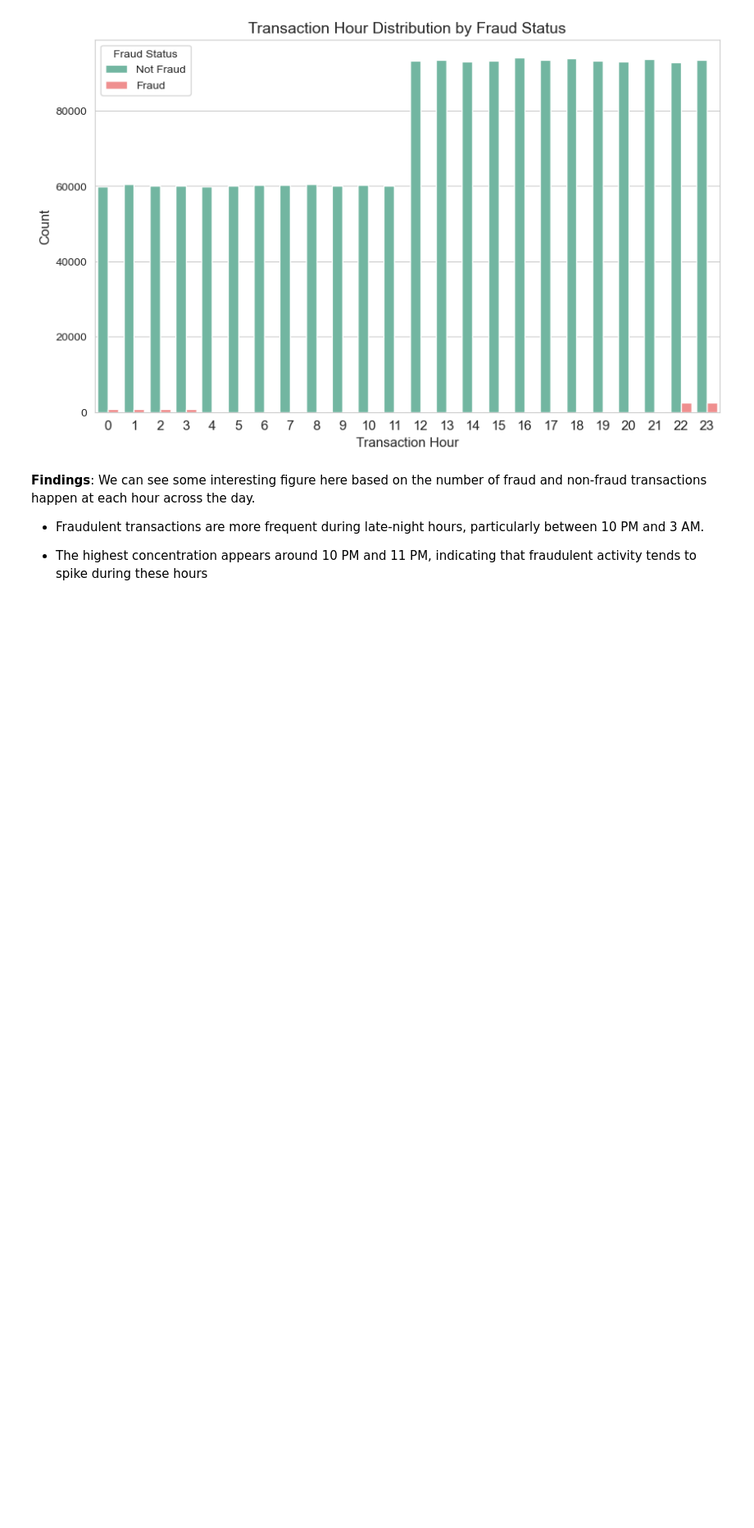
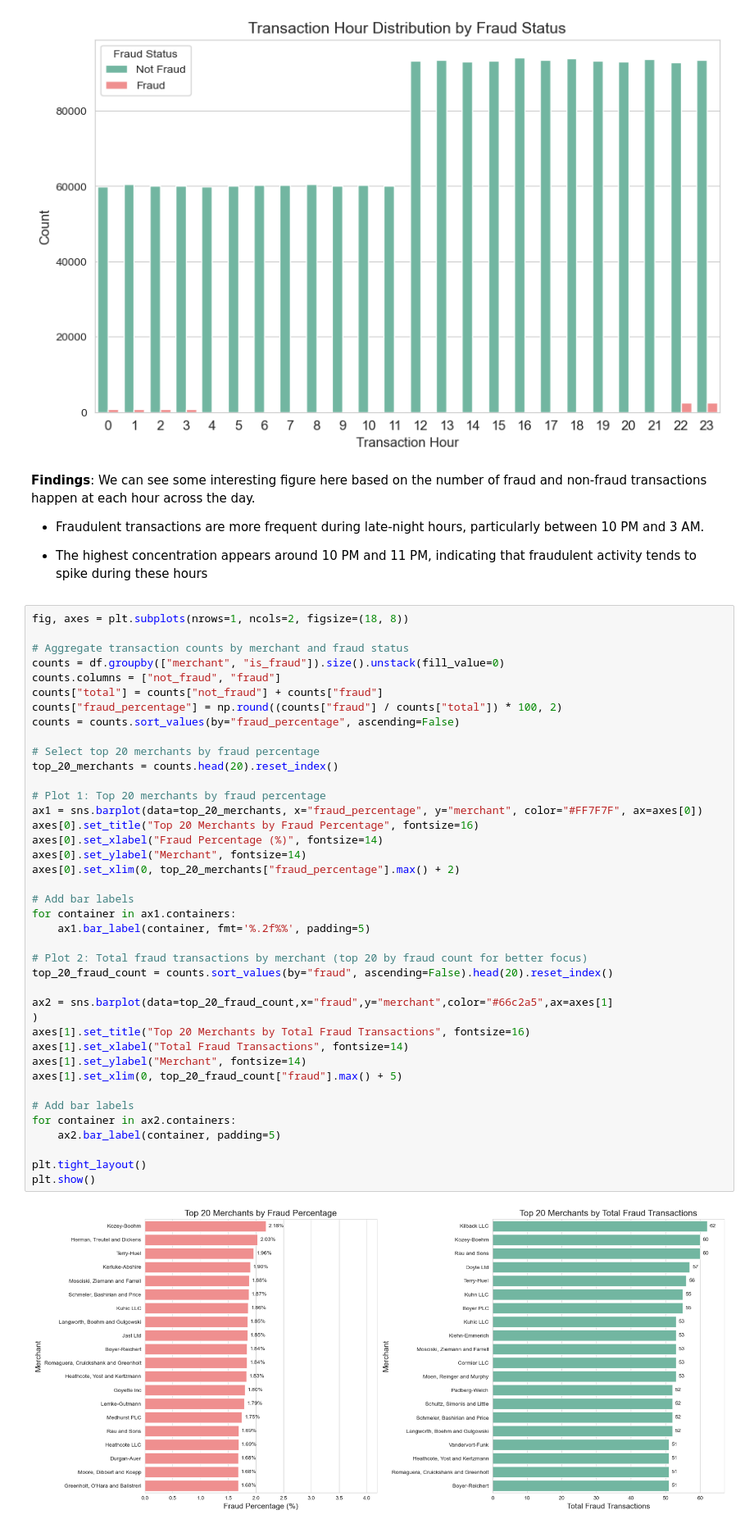
Before and after one commit to Youhorng/credit_card_fraud_prediction, a Jupyter notebook: notebooks/exploratory_data_analysis.ipynb, the cells around one changed output. Shown at 82% size. Saved outputs shown, nothing was run; the diff lists cells and outputs as text; blank space fills up the shorter version.

Commit message:
merchant fraud

```diff
--- a/notebooks/exploratory_data_analysis.ipynb
+++ b/notebooks/exploratory_data_analysis.ipynb
@@ -468,3 +468,45 @@ plt.show()
 - Fraudulent transactions are more frequent during late-night hours, particularly between 10 PM and 3 AM.
 
 - The highest concentration appears around 10 PM and 11 PM, indicating that fraudulent activity tends to spike during these hours
+# %%
+fig, axes = plt.subplots(nrows=1, ncols=2, figsize=(18, 8))
+
+# Aggregate transaction counts by merchant and fraud status
+counts = df.groupby(["merchant", "is_fraud"]).size().unstack(fill_value=0)
+counts.columns = ["not_fraud", "fraud"]
+counts["total"] = counts["not_fraud"] + counts["fraud"]
+counts["fraud_percentage"] = np.round((counts["fraud"] / counts["total"]) * 100, 2)
+counts = counts.sort_values(by="fraud_percentage", ascending=False)
+
+# Select top 20 merchants by fraud percentage
+top_20_merchants = counts.head(20).reset_index()
+
+# Plot 1: Top 20 merchants by fraud percentage
+ax1 = sns.barplot(data=top_20_merchants, x="fraud_percentage", y="merchant", color="#FF7F7F", ax=axes[0])
+axes[0].set_title("Top 20 Merchants by Fraud Percentage", fontsize=16)
+axes[0].set_xlabel("Fraud Percentage (%)", fontsize=14)
+axes[0].set_ylabel("Merchant", fontsize=14)
+axes[0].set_xlim(0, top_20_merchants["fraud_percentage"].max() + 2)
+
+# Add bar labels
+for container in ax1.containers:
+    ax1.bar_label(container, fmt='%.2f%%', padding=5)
+
+# Plot 2: Total fraud transactions by merchant (top 20 by fraud count for better focus)
+top_20_fraud_count = counts.sort_values(by="fraud", ascending=False).head(20).reset_index()
+
+ax2 = sns.barplot(data=top_20_fraud_count,x="fraud",y="merchant",color="#66c2a5",ax=axes[1]
+)
+axes[1].set_title("Top 20 Merchants by Total Fraud Transactions", fontsize=16)
+axes[1].set_xlabel("Total Fraud Transactions", fontsize=14)
+axes[1].set_ylabel("Merchant", fontsize=14)
+axes[1].set_xlim(0, top_20_fraud_count["fraud"].max() + 5)
+
+# Add bar labels
+for container in ax2.containers:
+    ax2.bar_label(container, padding=5)
+
+plt.tight_layout()
+plt.show()
+# %% [output]
+[figure, added]
```
